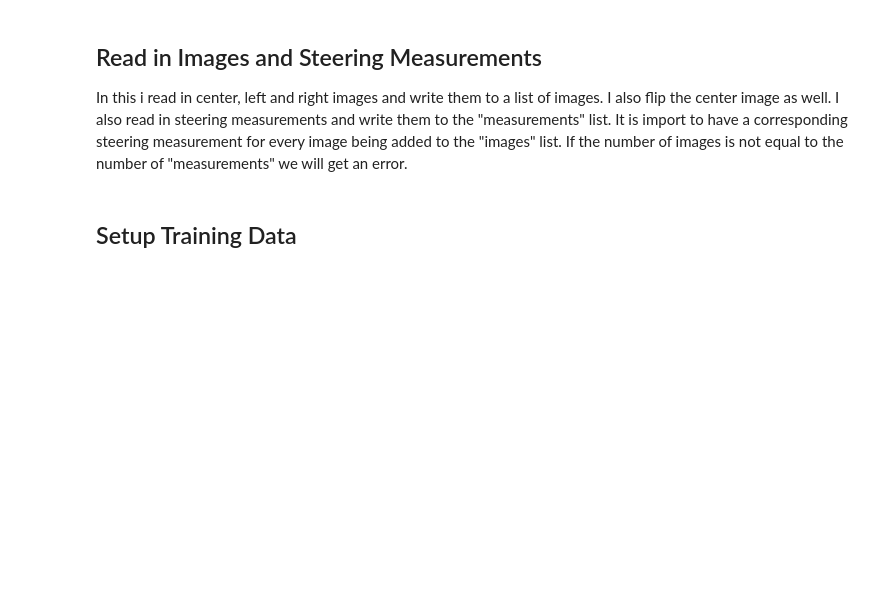
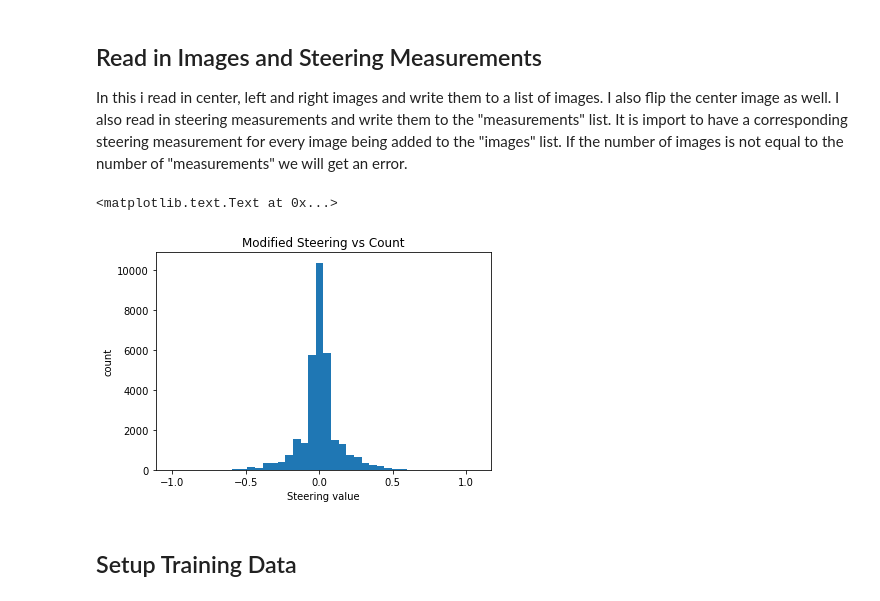
Before and after one commit to sandeeppaulraj/CarND-Behavioral-Cloning-P3, a Jupyter notebook: P3.ipynb, the cells around one changed output. Saved outputs shown, nothing was run; the diff lists cells and outputs as text; code cells hidden in the pictures; blank space fills up the shorter version.

```diff
--- a/P3.ipynb
+++ b/P3.ipynb
@@ -133,6 +164,14 @@ for line in lines[1:]:
     images.append(right_image)
     measurement_r = measurement - 0.065
     measurements.append(measurement_r)
+# %%
+plt.hist(measurements, bins = 40)
+plt.title('Modified Steering vs Count')
+plt.xlabel('Steering value')
+plt.ylabel('count')
+# %% [output]
+<matplotlib.text.Text at 0x...>
+[figure, added]
 # %% [markdown]
 ## Setup Training Data
 # %%
```
Also changed, not shown: parts of 13 cells of this notebook.
